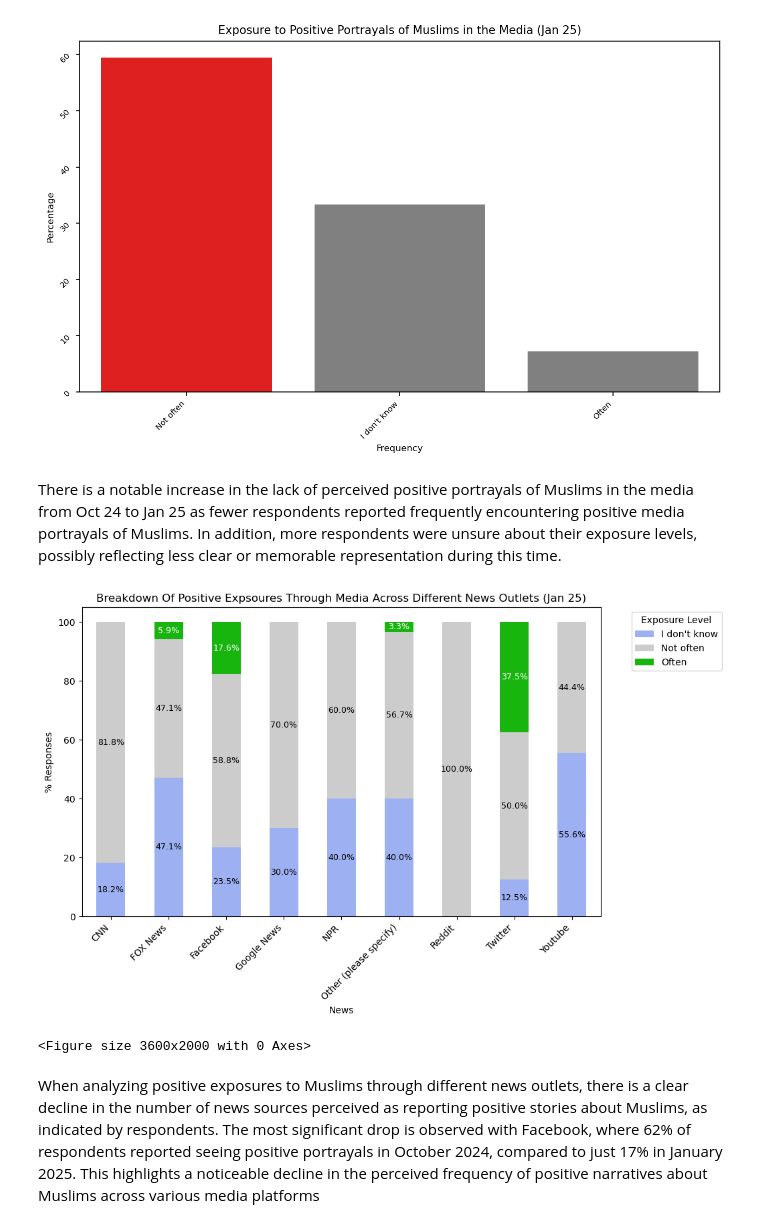
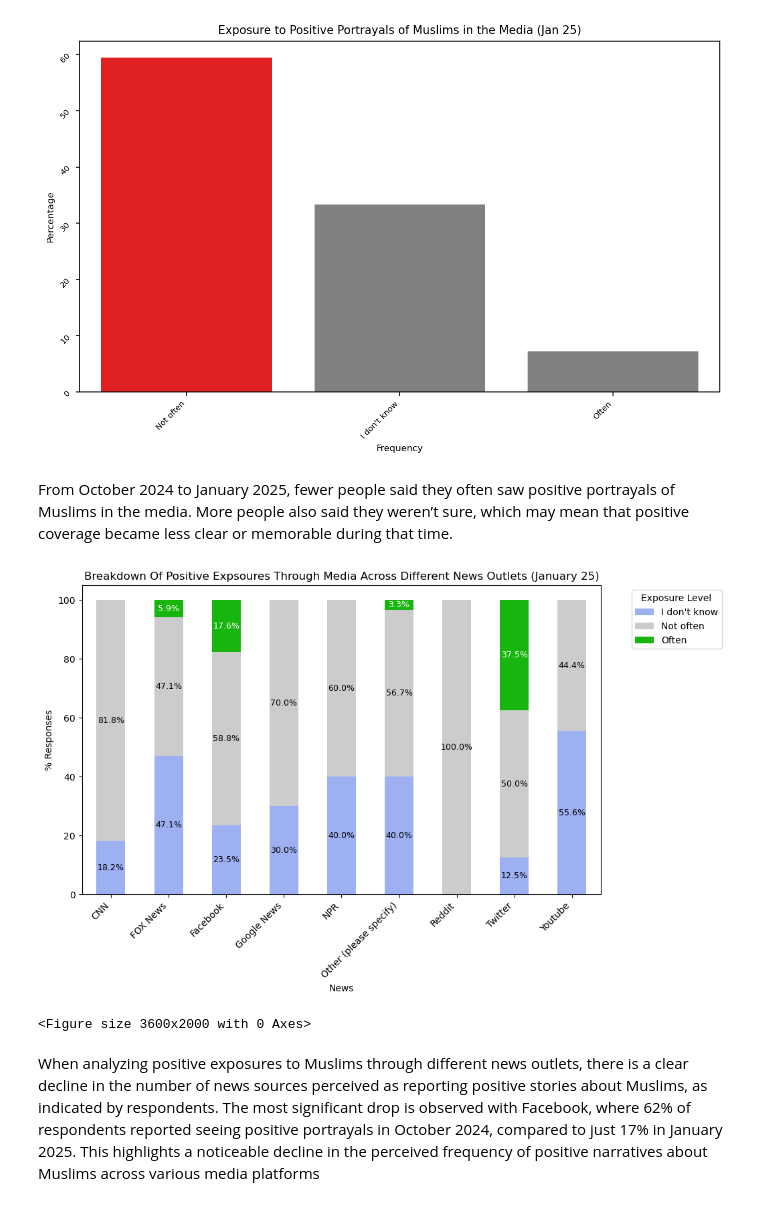
Before and after one commit to manelmahroug/Muslim-Brand-Sentiment, a Jupyter notebook: Brand_sentiment_003_January_2025.ipynb, the cells around one changed output. Cells and saved outputs as stored; diff of their text form; code cells hidden in the pictures.

```diff
--- a/Brand_sentiment_003_January_2025.ipynb
+++ b/Brand_sentiment_003_January_2025.ipynb
@@ -635,8 +650,7 @@ plot_percentages(jan25, 'How often do you hear positive things about Muslims in
 # %% [output]
 [figure]
 # %% [markdown]
-There is a notable increase in the lack of perceived positive portrayals of Muslims in the media from Oct 24 to Jan 25 as fewer respondents reported frequently encountering positive media portrayals of Muslims.
-In addition, more respondents were unsure about their exposure levels, possibly reflecting less clear or memorable representation during this time.
+From October 2024 to January 2025, fewer people said they often saw positive portrayals of Muslims in the media. More people also said they weren’t sure, which may mean that positive coverage became less clear or memorable during that time.
 # %%
 def plot_exposure(df, category_col, exposure_level, title, xlabel, ylabel):
     grouped = df.groupby([category_col, exposure_level]).size().reset_index(name='count')
@@ -677,14 +691,14 @@ def plot_exposure(df, category_col, exposure_level, title, xlabel, ylabel):
 # %%
 plot_exposure(
     df= jan25,
     category_col= 'Where do you get your news from?',
     exposure_level = 'How often do you hear positive things about Muslims in the media?',
-    title='Breakdown Of Positive Expsoures Through Media Across Different News Outlets (Jan 25)',
+    title='Breakdown Of Positive Expsoures Through Media Across Different News Outlets (January 25)',
     xlabel='News',
     ylabel='% Responses',
 )
 # %% [output]
-[figure, old version]
+[figure, new version]
 <Figure size 3600x2000 with 0 Axes>
 # %% [markdown]
 When analyzing positive exposures to Muslims through different news outlets, there is a clear decline in the number of news sources perceived as reporting positive stories about Muslims, as indicated by respondents. The most significant drop is observed with Facebook, where 62% of respondents reported seeing positive portrayals in October 2024, compared to just 17% in January 2025. This highlights a noticeable decline in the perceived frequency of positive narratives about Muslims across various media platforms
```
Also changed, not shown: parts of 3 cells of this notebook, 1 other file.
